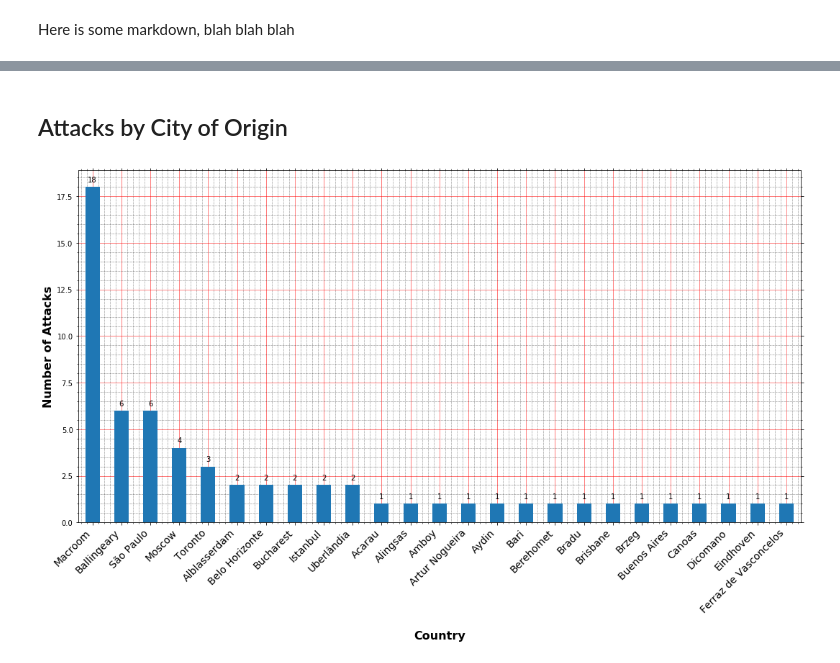
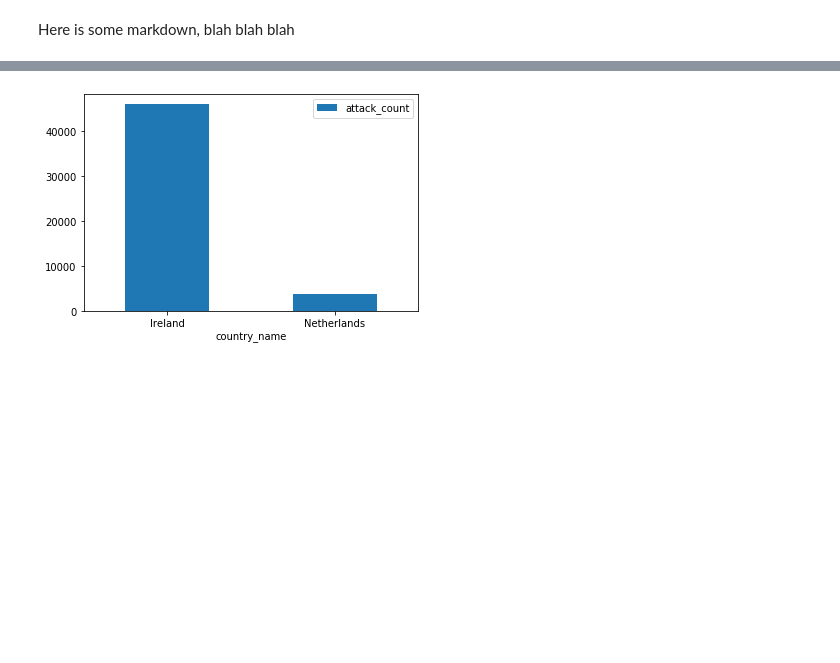
Before and after one commit to ranguli/ip, a Jupyter notebook: IP.ipynb, the cells around one changed output, grey strips where cells are left out. Drawn from its saved outputs; the diff is of its cells as text; code cells hidden in the pictures; blank space fills up the shorter version.

```diff
--- a/IP.ipynb
+++ b/IP.ipynb
@@ -132,40 +111,13 @@ ax.tick_params(which='both', # Options for both major and minor ticks
-# %% [markdown]
-## Attacks by City of Origin
-# %%
-# Group data by country
-country = data.groupby(['city_name']).size().to_frame('attack_count').reset_index().sort_values(by=['attack_count','city_name'], ascending=[False, True])
-
-# Use the rank function to sort countries by the number of attacks
-country['Rank'] = country['attack_count'].rank(method='dense', ascending=False).astype(int)
-
-fig, ax = plt.subplots()
-country[0:25].plot('city_name','attack_count', legend = None, kind='bar', color = '#1f77b4', figsize=(18, 9), ax=ax)
-
-
-ax.set_xlabel('\nCountry', fontweight="bold", size=16)
-ax.set_ylabel('Number of Attacks', fontweight="bold", size=16)
-ax.set_xticklabels(ax.get_xticklabels(), fontsize=14, rotation=45, ha="right")
-
-# Don't allow the axis to be on top of your data
-ax.set_axisbelow(True)
-
-for p in ax.patches:
-    ax.annotate(np.round(p.get_height(),decimals=2),
-    (p.get_x()+p.get_width()/2., p.get_height()), ha='center', va='center',
-    xytext=(0, 10), textcoords='offset points')
-    # Turn on the minor TICKS, which are required for the minor GRID
-
-ax.minorticks_on()
-
-# Customize the major grid
-ax.grid(which='major', linestyle='-', linewidth='0.5', color='red')
-# Customize the minor grid
-ax.grid(which='minor', linestyle=':', linewidth='0.5', color='black')
-# Turn off the display of all ticks.
-ax.tick_params(which='both', # Options for both major and minor ticks
-        top=True, # turn off top ticks
-        left=True, # turn off left ticks
-        right=True, # turn off right ticks
-        bottom=True) # turn off bottom ticks
-# %% [output]
-[figure, removed]
+# %%
+from IPython.display import display
+
+data = pd.read_sql_query("SELECT * from country_stats", conn)
+data = data.sort_values(by='attack_count',ascending=False)
+data = data[0:2]
+colors = ["#bcd4de", "#7c98b3", "#adcad6", "#848c8e", "#afbed1"]
+
+#ax1 = plt.subplot(121, aspect='equal')
+ax = data.plot.bar(x='country_name', y='attack_count', rot=0)
+plt.show()
+# %% [output]
+[figure, added]
```
Also changed, not shown: parts of 8 cells of this notebook, 4 other files.
